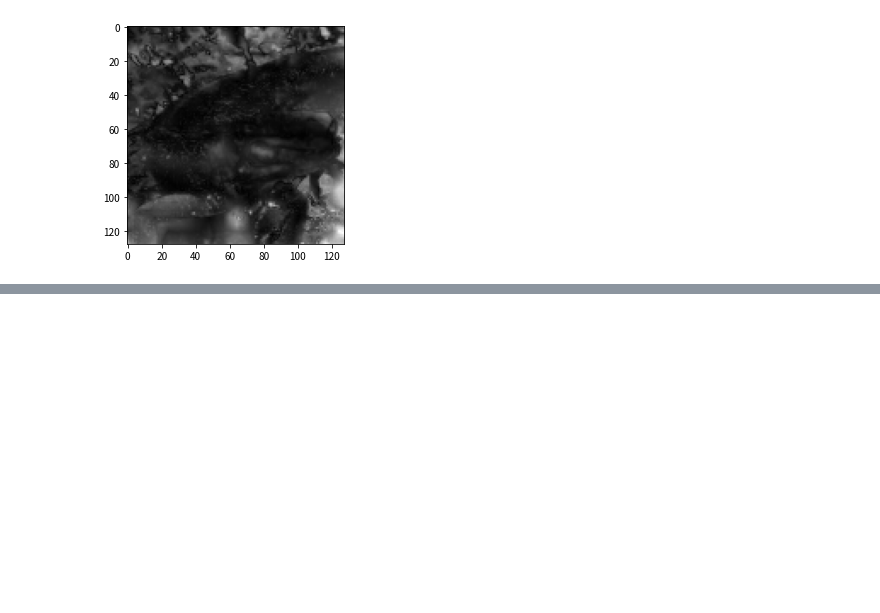
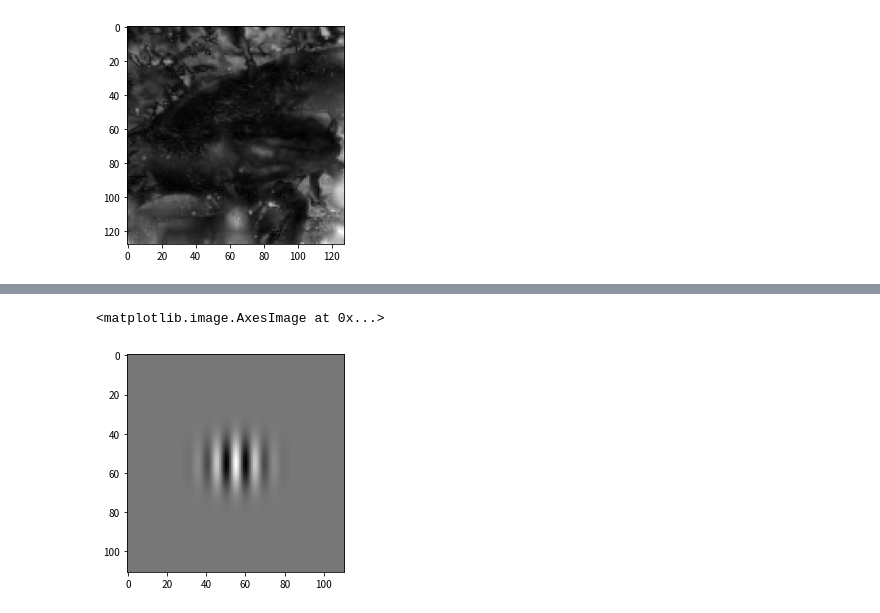
Before and after one commit to yudai0731/Gasyori100knock-1, a Jupyter notebook: Question_71_80/Myanswer.ipynb, the cells around one changed output, grey strips where cells are left out. Drawn from its saved outputs; the diff is of its cells as text; code cells hidden in the pictures; blank space fills up the shorter version.

```diff
--- a/Question_71_80/Myanswer.ipynb
+++ b/Question_71_80/Myanswer.ipynb
@@ -217,0 +232,22 @@ plt.imshow(cv2.cvtColor(out.astype(np.uint8), cv2.COLOR_BGR2RGB))
+# %%
+def gaborFilter(K,s,g,l,p,A):
+    out = np.zeros((K,K), dtype=np.float32)
+    A = A/180*np.pi
+
+    for y in range(K):
+        for x in range(K):
+            yt,xt = y-K//2,x-K//2
+            xd = np.cos(A)*xt +np.sin(A)*yt
+            yd = np.cos(A)*yt -np.sin(A)*xt
+            out[y,x] = np.exp(-(xd**2 + g**2 * yd**2)/(2*(s**2)))*np.cos((2*np.pi*xd)/l+p)
+
+    out /= np.sum(np.abs(out))
+    return out
+# %%
+out = gaborFilter(K=111, s=10, g = 1.2, l =10, p=0, A=0)
+out = out - np.min(out)
+out = out/np.max(out)*255
+plt.imshow(cv2.cvtColor(out.astype(np.uint8), cv2.COLOR_BGR2RGB))
+# %% [output]
+<matplotlib.image.AxesImage at 0x...>
+[figure, added]
```
Also changed, not shown: parts of 7 cells of this notebook, 3 other files.
